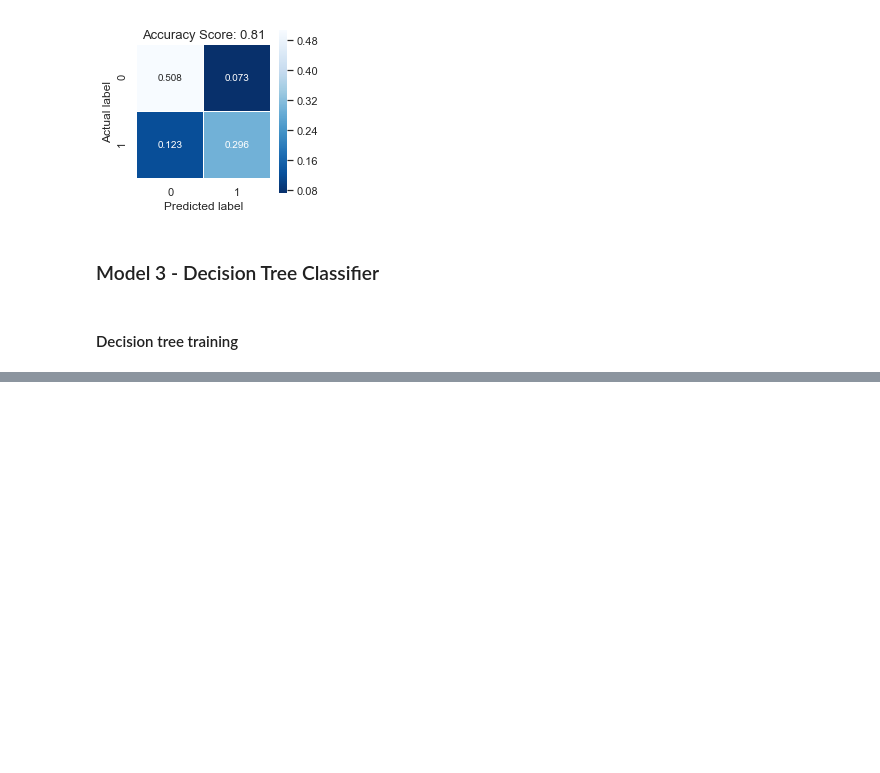
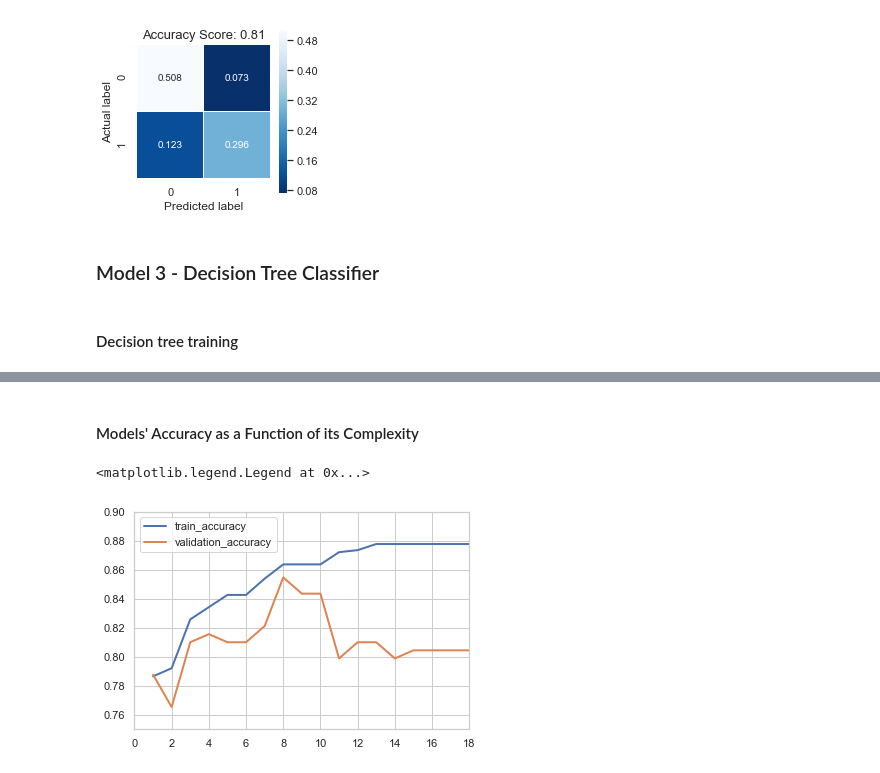
Before and after one commit to innkka/ML_Projects, a Jupyter notebook: Titanic_Classifiers.ipynb, the cells around one changed output, grey strips where cells are left out. Saved outputs shown, nothing was run; the diff lists cells and outputs as text; code cells hidden in the pictures; blank space fills up the shorter version.

```diff
--- a/Titanic_Classifiers.ipynb
+++ b/Titanic_Classifiers.ipynb
@@ -433,6 +437,7 @@ y_predicted = model.predict(x_test)
 #### Model's Evaluation
 # %%
 # Measuring Model Performance
+training_errors(model, x_train, y_train)
 [acc, confusion_mat] = accuracy_confusion_mat(model, x_test, y_test, y_predicted)
 confusion_plt(confusion_mat, acc)
 confusion_perc_plt(confusion_matrix, acc_score)
@@ -458,0 +529,14 @@ Recall = 0.7066666666666667
+# %% [markdown]
+#### Models' Accuracy as a Function of its Complexity
+# %%
+plt.figure()
+
+plt.plot(param_dict_df.model_depth, param_dict_df.train_accuracy, linewidth = 2)
+plt.plot(param_dict_df.model_depth, param_dict_df.validation_accuracy, linewidth = 2)
+#plt.plot('train_accuracy', 'validation_accuracy', data = param_dict_df)
+plt.xlim(0, num_of_models)
+plt.ylim(0.75, 0.9)
+plt.legend()
+# %% [output]
+<matplotlib.legend.Legend at 0x...>
+[figure, added]
```
Also changed, not shown: parts of 24 cells of this notebook.
